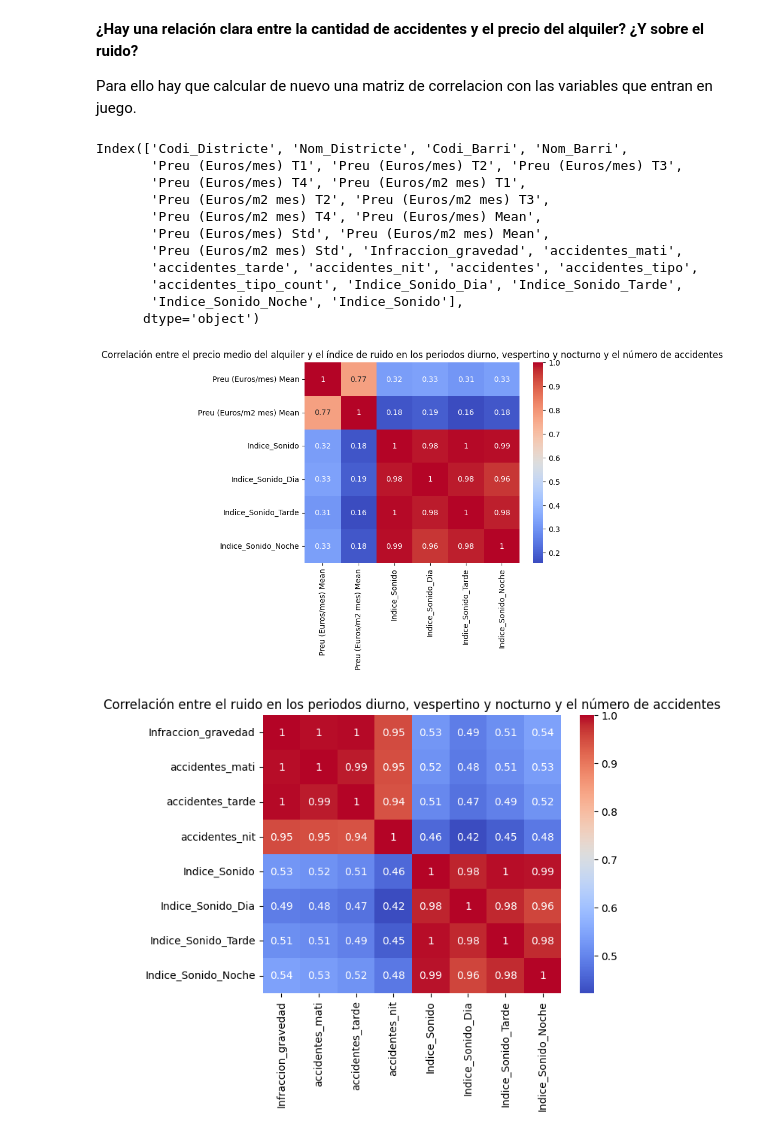
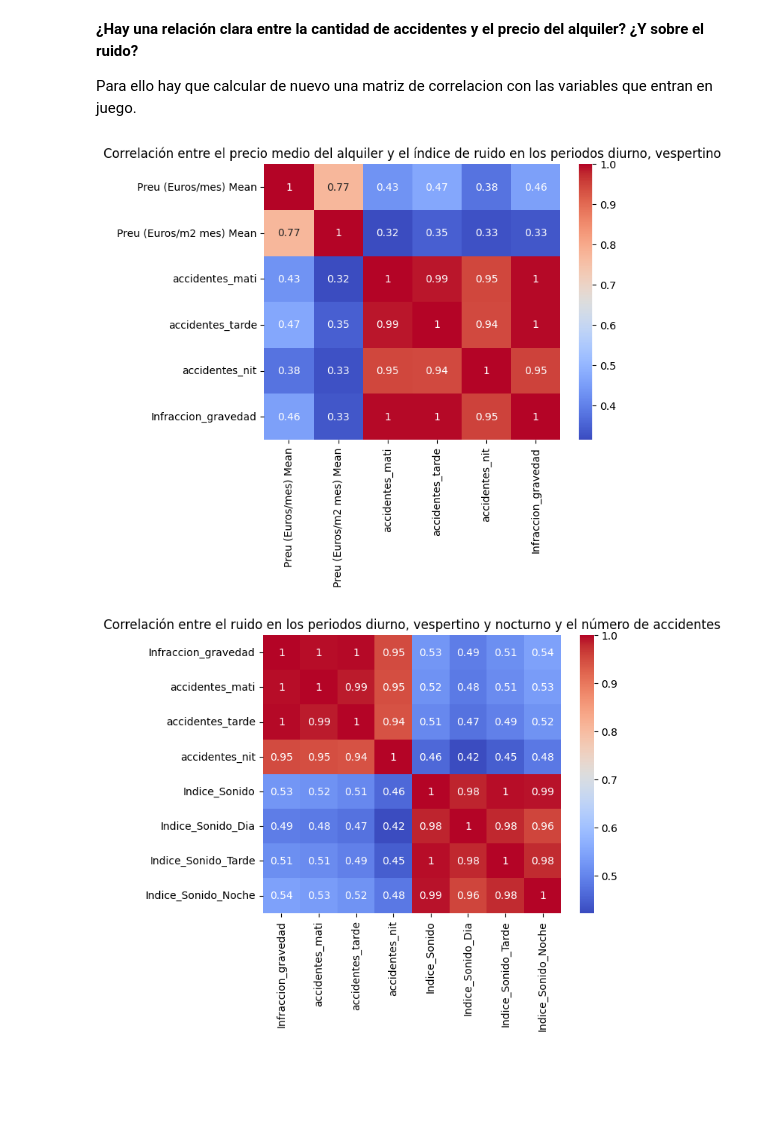
Before and after one commit to juanmacaaz/Jump2Digital2023, a Jupyter notebook: Hackaton2023.ipynb, the cells around one changed output. Saved outputs shown, nothing was run; the diff lists cells and outputs as text; code cells hidden in the pictures; blank space fills up the shorter version.

```diff
--- a/Hackaton2023.ipynb
+++ b/Hackaton2023.ipynb
@@ -847,26 +760,12 @@ show_map(alquileres, barrios, 'Indice_Sonido_Noche', 'Índice de ruido nocturno
 **¿Hay una relación clara entre la cantidad de accidentes y el precio del alquiler? ¿Y sobre el ruido?**
 
 Para ello hay que calcular de nuevo una matriz de correlacion con las variables que entran en juego.
-# %%
-alquileres.columns
-# %% [output]
-Index(['Codi_Districte', 'Nom_Districte', 'Codi_Barri', 'Nom_Barri',
-       'Preu (Euros/mes) T1', 'Preu (Euros/mes) T2', 'Preu (Euros/mes) T3',
-       'Preu (Euros/mes) T4', 'Preu (Euros/m2 mes) T1',
-       'Preu (Euros/m2 mes) T2', 'Preu (Euros/m2 mes) T3',
-       'Preu (Euros/m2 mes) T4', 'Preu (Euros/mes) Mean',
-       'Preu (Euros/mes) Std', 'Preu (Euros/m2 mes) Mean',
-       'Preu (Euros/m2 mes) Std', 'Infraccion_gravedad', 'accidentes_mati',
-       'accidentes_tarde', 'accidentes_nit', 'accidentes', 'accidentes_tipo',
-       'accidentes_tipo_count', 'Indice_Sonido_Dia', 'Indice_Sonido_Tarde',
-       'Indice_Sonido_Noche', 'Indice_Sonido'],
-      dtype='object')
 # %%
-plt.title('Correlación entre el precio medio del alquiler y el índice de ruido en los periodos diurno, vespertino y nocturno y el número de accidentes')
-sns.heatmap(alquileres[['Preu (Euros/mes) Mean', 'Preu (Euros/m2 mes) Mean', 'Indice_Sonido', 'Indice_Sonido_Dia', 'Indice_Sonido_Tarde', 'Indice_Sonido_Noche']].select_dtypes(include=['number']).corr(), annot=True, cmap='coolwarm')
+plt.title('Correlación entre el precio medio del alquiler y el índice de ruido en los periodos diurno, vespertino')
+sns.heatmap(alquileres[['Preu (Euros/mes) Mean', 'Preu (Euros/m2 mes) Mean', 'accidentes_mati', 'accidentes_tarde', 'accidentes_nit', 'Infraccion_gravedad']].select_dtypes(include=['number']).corr(), annot=True, cmap='coolwarm')
 plt.show()
 # %% [output]
-[figure, old version]
+[figure, new version]
 # %%
 plt.title('Correlación entre el ruido en los periodos diurno, vespertino y nocturno y el número de accidentes')
 sns.heatmap(alquileres[['Infraccion_gravedad', 'accidentes_mati', 'accidentes_tarde', 'accidentes_nit', 'Indice_Sonido', 'Indice_Sonido_Dia', 'Indice_Sonido_Tarde', 'Indice_Sonido_Noche']].select_dtypes(include=['number']).corr(), annot=True, cmap='coolwarm')
```
Also changed, not shown: parts of 19 cells of this notebook, 12 other files.
